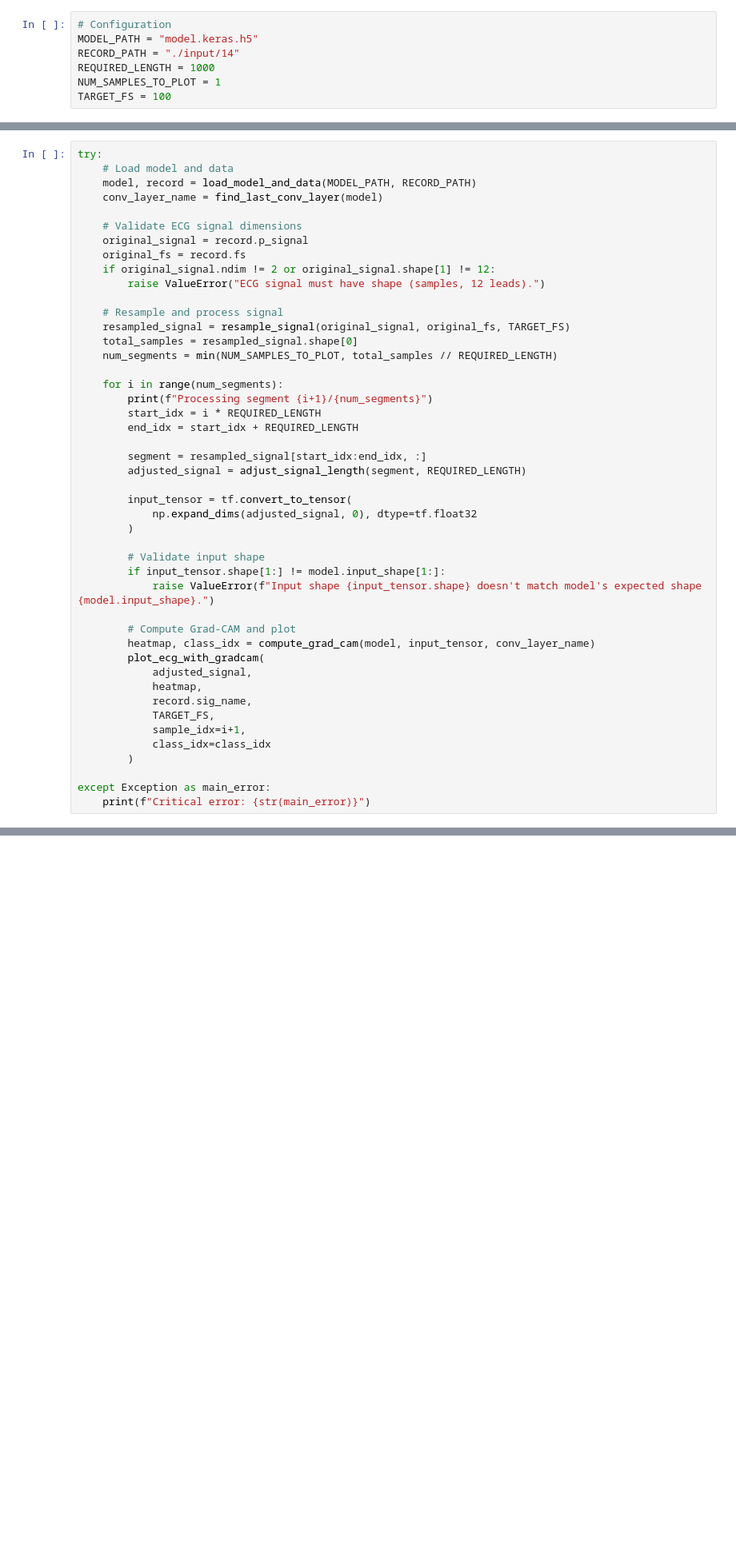
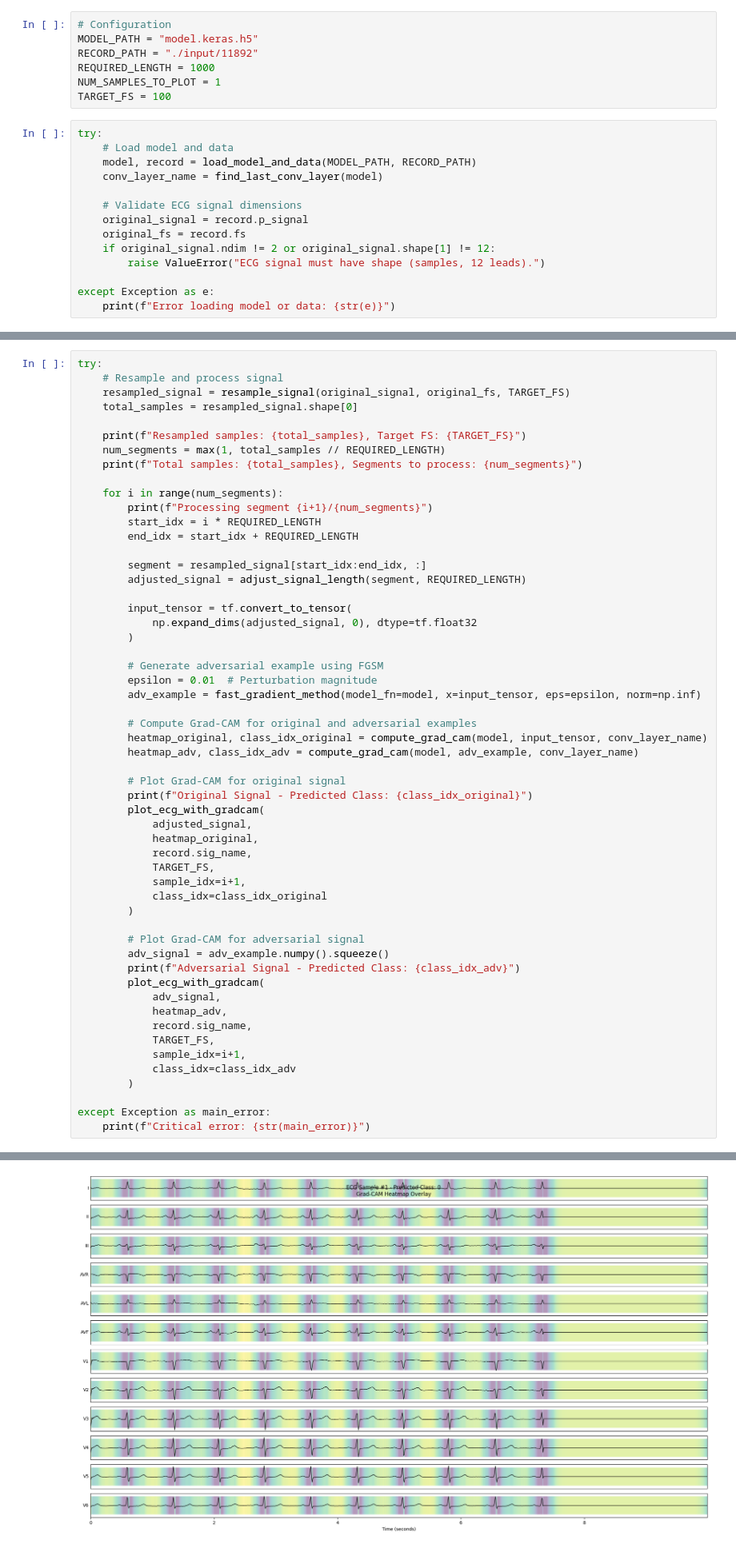
Before and after one commit to Amila999/ChagasXAI, a Jupyter notebook: NSTEMI_ECG.ipynb, the cells around one changed output, grey strips where cells are left out. Shown: that part at 80% size. Drawn from its saved outputs; the diff is of its cells as text; blank space fills up the shorter version.

```diff
--- a/NSTEMI_ECG.ipynb
+++ b/NSTEMI_ECG.ipynb
@@ -111,7 +92,21 @@ def plot_ecg_with_gradcam(signal, heatmap, lead_names, fs, sample_idx, class_idx
 # %%
 # Configuration
 MODEL_PATH = "model.keras.h5"
-RECORD_PATH = "./input/14"
+RECORD_PATH = "./input/11892"
 REQUIRED_LENGTH = 1000
 NUM_SAMPLES_TO_PLOT = 1
 TARGET_FS = 100
+# %%
+try:
+    # Load model and data
+    model, record = load_model_and_data(MODEL_PATH, RECORD_PATH)
+    conv_layer_name = find_last_conv_layer(model)
+
+    # Validate ECG signal dimensions
+    original_signal = record.p_signal
+    original_fs = record.fs
+    if original_signal.ndim != 2 or original_signal.shape[1] != 12:
+        raise ValueError("ECG signal must have shape (samples, 12 leads).")
+
+except Exception as e:
+    print(f"Error loading model or data: {str(e)}")
@@ -118,19 +115,12 @@ TARGET_FS = 100
 # %%
 try:
-    # Load model and data
-    model, record = load_model_and_data(MODEL_PATH, RECORD_PATH)
-    conv_layer_name = find_last_conv_layer(model)
-
-    # Validate ECG signal dimensions
-    original_signal = record.p_signal
-    original_fs = record.fs
-    if original_signal.ndim != 2 or original_signal.shape[1] != 12:
-        raise ValueError("ECG signal must have shape (samples, 12 leads).")
-
     # Resample and process signal
     resampled_signal = resample_signal(original_signal, original_fs, TARGET_FS)
     total_samples = resampled_signal.shape[0]
-    num_segments = min(NUM_SAMPLES_TO_PLOT, total_samples // REQUIRED_LENGTH)
+
+    print(f"Resampled samples: {total_samples}, Target FS: {TARGET_FS}")
+    num_segments = max(1, total_samples // REQUIRED_LENGTH)
+    print(f"Total samples: {total_samples}, Segments to process: {num_segments}")
 
     for i in range(num_segments):
         print(f"Processing segment {i+1}/{num_segments}")
@@ -144,19 +134,35 @@ try:
             np.expand_dims(adjusted_signal, 0), dtype=tf.float32
         )
 
-        # Validate input shape
-        if input_tensor.shape[1:] != model.input_shape[1:]:
-            raise ValueError(f"Input shape {input_tensor.shape} doesn't match model's expected shape {model.input_shape}.")
+        # Generate adversarial example using FGSM
+        epsilon = 0.01  # Perturbation magnitude
+        adv_example = fast_gradient_method(model_fn=model, x=input_tensor, eps=epsilon, norm=np.inf)
 
-        # Compute Grad-CAM and plot
-        heatmap, class_idx = compute_grad_cam(model, input_tensor, conv_layer_name)
+        # Compute Grad-CAM for original and adversarial examples
+        heatmap_original, class_idx_original = compute_grad_cam(model, input_tensor, conv_layer_name)
+        heatmap_adv, class_idx_adv = compute_grad_cam(model, adv_example, conv_layer_name)
+
+        # Plot Grad-CAM for original signal
+        print(f"Original Signal - Predicted Class: {class_idx_original}")
         plot_ecg_with_gradcam(
             adjusted_signal,
-            heatmap,
+            heatmap_original,
             record.sig_name,
             TARGET_FS,
             sample_idx=i+1,
-            class_idx=class_idx
+            class_idx=class_idx_original
+        )
+
+        # Plot Grad-CAM for adversarial signal
+        adv_signal = adv_example.numpy().squeeze()
+        print(f"Adversarial Signal - Predicted Class: {class_idx_adv}")
+        plot_ecg_with_gradcam(
+            adv_signal,
+            heatmap_adv,
+            record.sig_name,
+            TARGET_FS,
+            sample_idx=i+1,
+            class_idx=class_idx_adv
         )
 
 except Exception as main_error:
@@ -165,0 +176 @@ WARNING:absl:Compiled the loaded model, but the compiled metrics have yet to be
+[figure, new version]
```
Also changed, not shown: parts of 6 cells of this notebook.
